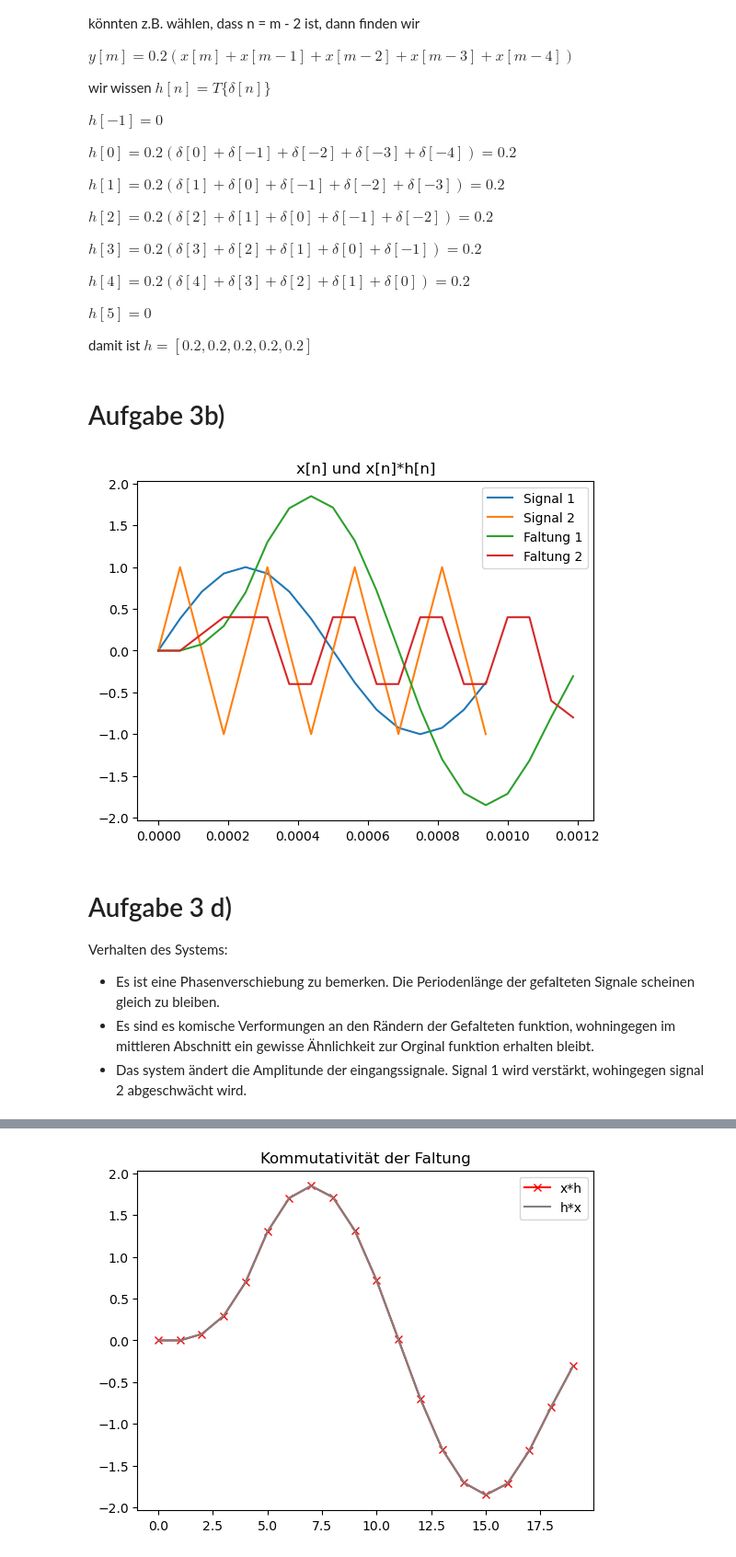
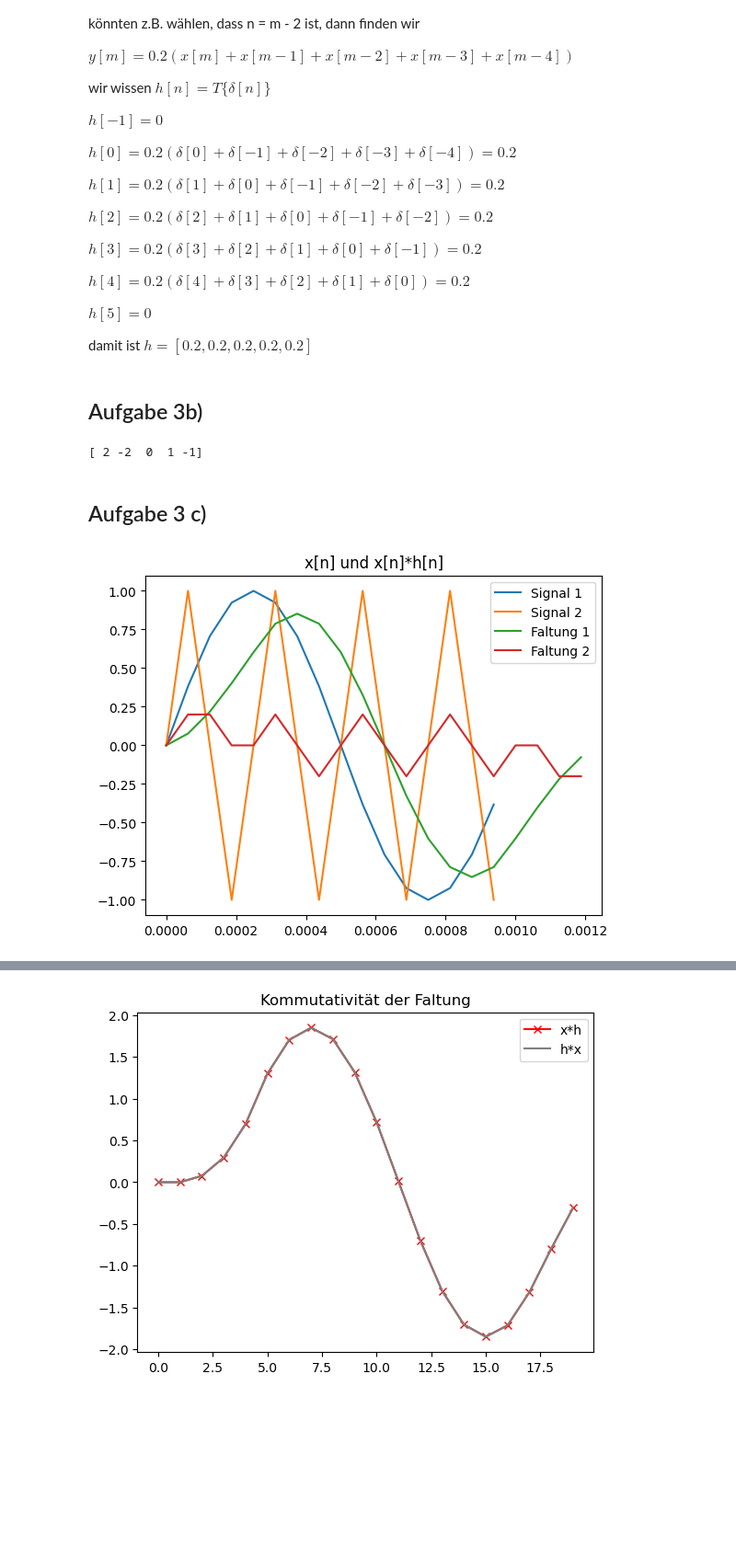
Before and after one commit to LeaS2/EDS, a Jupyter notebook: homework_01_Andi.ipynb, the cells around one changed output, grey strips where cells are left out. Shown: that part at 92% size. Saved outputs shown, nothing was run; the diff lists cells and outputs as text; code cells hidden in the pictures; blank space fills up the shorter version.

```diff
--- a/homework_01_Andi.ipynb
+++ b/homework_01_Andi.ipynb
@@ -118,7 +118,7 @@ $h[5] = 0$
 
 damit ist $h = [0.2, 0.2, 0.2, 0.2, 0.2]$
 # %% [markdown]
-# Aufgabe 3b)
+## Aufgabe 3b)
 # %%
 def convolve(a,b):
     """ Funktion bildet die faltung aus zwei arrays a, b und und gibt einen Vektor y zurück """
@@ -154,41 +154,40 @@ def convolve(a,b):
 
     return np.array(y[::-1])
 
-
-
-# c) generate sine signals
-fs = 16000  # sampling rate [Hz]
-time = np.arange(0,16,1)/fs
-f1 = 1000   #[Hz]
-f2 = 4000   #[Hz]
-
-x_1 = np.sin((2*np.pi)*f1 *time)
-x_2 = np.sin((2*np.pi)*f2 *time)
-
-# Impulsantwort h[n]
-
-h = np.arange(0,5,1)*0.2
-
-
-con_1 = convolve(h,x_1)
-con_2 = convolve(h,x_2)
-time2 = np.arange(0,len(con_1),1)/fs
-
-plt.plot(time, x_1, label="Signal 1")
-plt.plot(time, x_2, label= "Signal 2")
-plt.plot(time2, con_1, label="Faltung 1")
-plt.plot(time2, con_2, label="Faltung 2")
-plt.legend()
-plt.title("x[n] und x[n]*h[n]")
-
-plt.show()
+# Überprüfung der Convolve Funktion
+a = [1, -1]
+b = [2, 0, 0, 1]
+y = convolve(a, b)
+print(y)
 # %% [output]
-[figure, removed]
+[ 2 -2  0  1 -1]
-# %% [markdown]
-# Aufgabe 3 d)
-
-Verhalten des Systems:
-
-- Es ist eine Phasenverschiebung zu bemerken. Die Periodenlänge der gefalteten Signale scheinen gleich zu bleiben.
-- Es sind es komische Verformungen an den Rändern der Gefalteten funktion, wohningegen im mittleren Abschnitt ein gewisse Ähnlichkeit zur Orginal funktion erhalten bleibt.
-- Das system ändert die Amplitunde der eingangssignale. Signal 1 wird verstärkt, wohingegen signal 2 abgeschwächt wird.
+# %% [markdown]
+## Aufgabe 3 c)
+# %%
+# c) generate sine signals
+
+fs = 16000  # sampling rate [Hz]
+time = np.arange(0,16,1)/fs
+f1 = 1000   #[Hz]
+f2 = 4000   #[Hz]
+
+x_1 = np.sin((2*np.pi)*f1 *time)
+x_2 = np.sin((2*np.pi)*f2 *time)
+
+# Impulsantwort h[n]
+h = np.ones((5,), dtype=int) * 0.2
+
+con_1 = convolve(h,x_1)
+con_2 = convolve(h,x_2)
+time2 = np.arange(0,len(con_1),1)/fs
+
+plt.plot(time, x_1, label="Signal 1")
+plt.plot(time, x_2, label= "Signal 2")
+plt.plot(time2, con_1, label="Faltung 1")
+plt.plot(time2, con_2, label="Faltung 2")
+plt.legend()
+plt.title("x[n] und x[n]*h[n]")
+
+plt.show()
+# %% [output]
+[figure, added]
```
Also changed, not shown: parts of 12 cells of this notebook.
